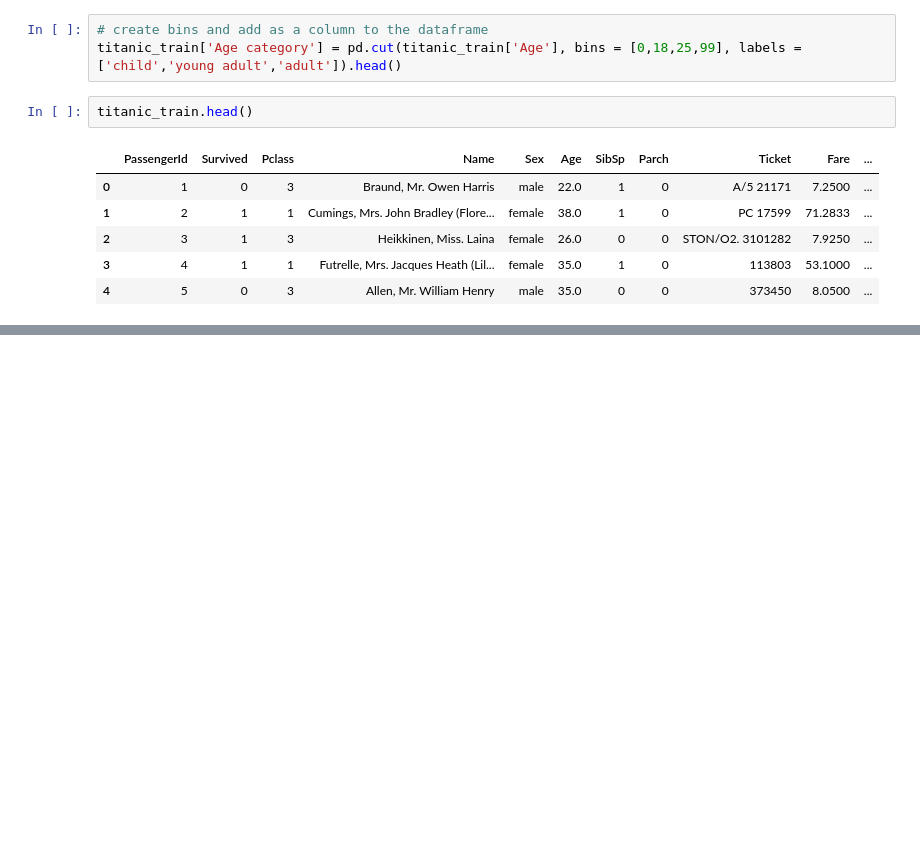
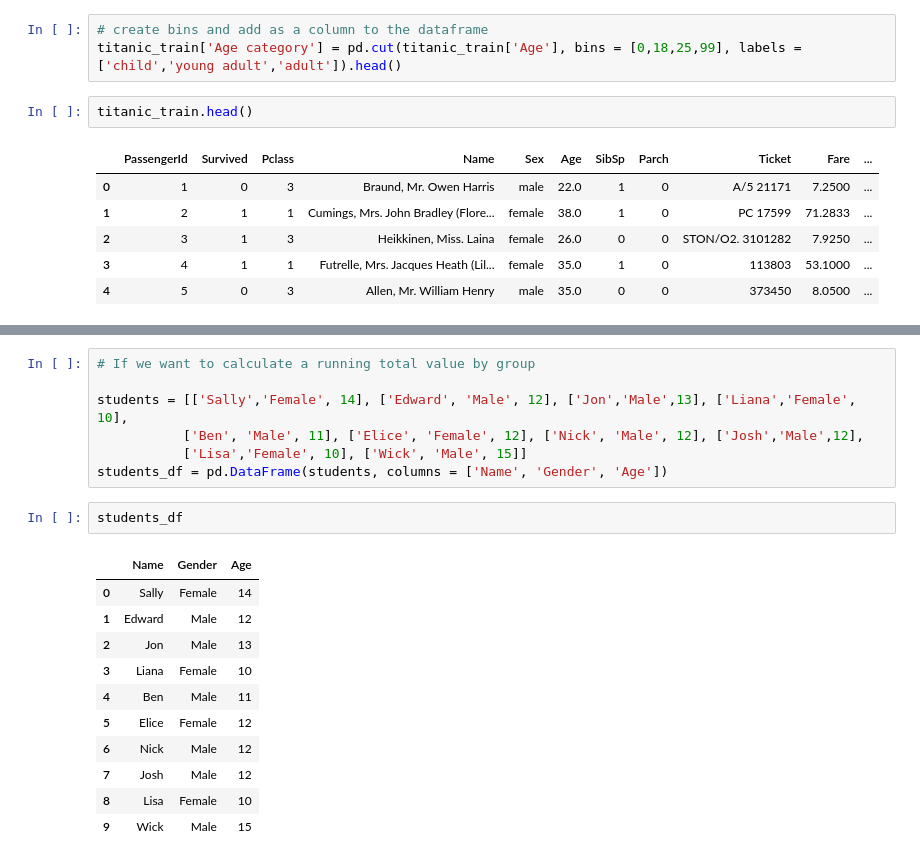
Before and after one commit to nastyh/Pandas-Tricks, a Jupyter notebook: 10_14_Pandas_Tricks.ipynb, the cells around one changed output, grey strips where cells are left out. Cells and saved outputs as stored; diff of their text form; blank space fills up the shorter version.

Commit message:
Sunday
Running totals added

```diff
--- a/10_14_Pandas_Tricks.ipynb
+++ b/10_14_Pandas_Tricks.ipynb
@@ -282,0 +305,21 @@ titanic_train.head()
+# %%
+# If we want to calculate a running total value by group
+
+students = [['Sally','Female', 14], ['Edward', 'Male', 12], ['Jon','Male',13], ['Liana','Female', 10],
+           ['Ben', 'Male', 11], ['Elice', 'Female', 12], ['Nick', 'Male', 12], ['Josh','Male',12],
+           ['Lisa','Female', 10], ['Wick', 'Male', 15]]
+students_df = pd.DataFrame(students, columns = ['Name', 'Gender', 'Age'])
+# %%
+students_df
+# %% [output]
+|  | Name | Gender | Age |
+| 0 | Sally | Female | 14 |
+| 1 | Edward | Male | 12 |
+| 2 | Jon | Male | 13 |
+| 3 | Liana | Female | 10 |
+| 4 | Ben | Male | 11 |
+| 5 | Elice | Female | 12 |
+| 6 | Nick | Male | 12 |
+| 7 | Josh | Male | 12 |
+| 8 | Lisa | Female | 10 |
+| 9 | Wick | Male | 15 |
```
Also changed, not shown: parts of 9 cells of this notebook.
